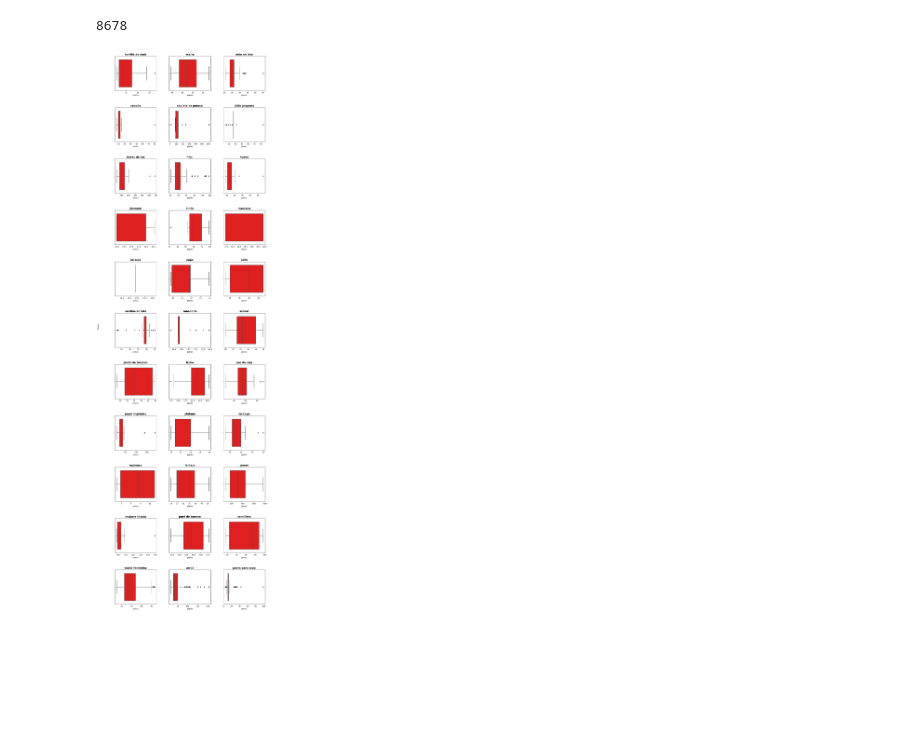
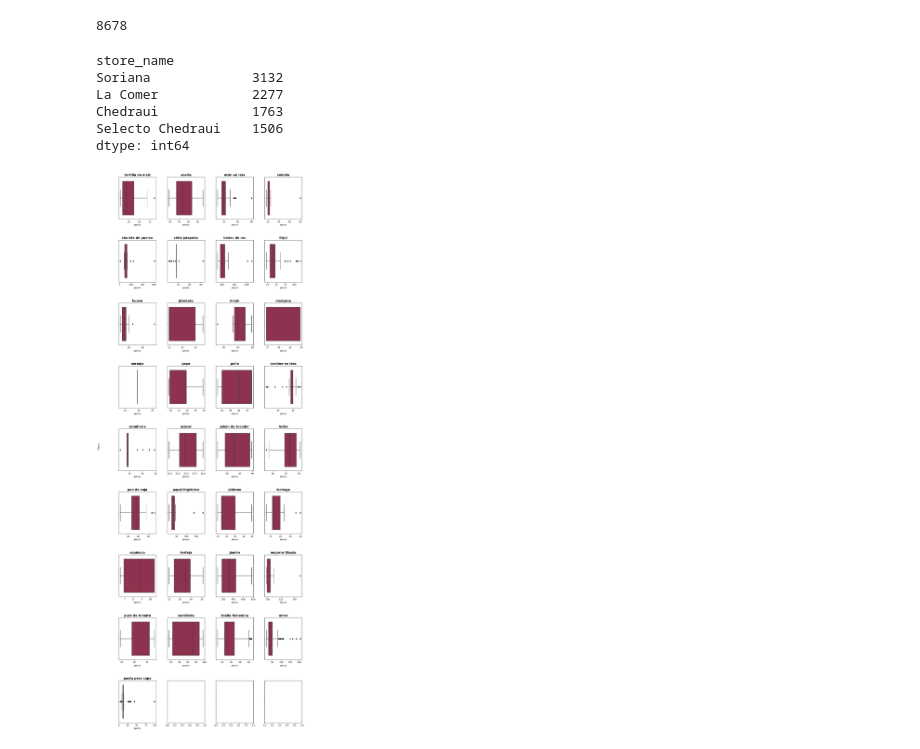
Before and after one commit to labdatos-se/pacic, a Jupyter notebook: descriptivo_04mayo2023.ipynb, the cells around one changed output. Cells and saved outputs as stored; diff of their text form; code cells hidden in the pictures; blank space fills up the shorter version.

```diff
--- a/descriptivo_04mayo2023.ipynb
+++ b/descriptivo_04mayo2023.ipynb
@@ -44,3 +44,12 @@ df=pd.concat([df,pasta])
 len(df)
 # %% [output]
 8678
+# %%
+df.groupby("store_name").size().sort_values(ascending=False)
+# %% [output]
+store_name
+Soriana             3132
+La Comer            2277
+Chedraui            1763
+Selecto Chedraui    1506
+dtype: int64
@@ -47,33 +59,33 @@ len(df)
 # %%
 # Assuming your DataFrame is called `df` and the column containing the products is called `busqueda`
 # Get a list of unique products in the DataFrame
 products = df['busqueda'].unique()
 
 
 # Determine the number of rows and columns for the subplots
-num_rows = len(products) // 3 + len(products) % 3  # Round up to the nearest integer
-num_cols = 3
+num_rows = len(products) // 4+ len(products) % 4 # Round up to the nearest integer
+num_cols = 4
 
 # Create a figure with subplots for each product
 fig, axs = plt.subplots(nrows=num_rows, ncols=num_cols, figsize=(15,5*num_rows), sharey=True)
 
 # Loop through the products and create a boxplot in each subplot
 for i, product in enumerate(products):
     row = i // num_cols
     col = i % num_cols
-    sns.boxplot(x='precio', data=df[df['busqueda']==product], ax=axs[row, col],color='red')
+    sns.boxplot(x='precio', data=df[df['busqueda']==product], ax=axs[row, col],color='#9d2449')
     axs[row, col].set_title(product, fontsize=14, fontweight='bold')
     # Set title and labels
 
 # Set the y-axis label
 fig.text(0.04, 0.5, 'Precio', ha='center', va='center', rotation='vertical')
 fig.subplots_adjust(wspace=0.3, hspace=0.5)
 
 
 # Show the plot
 plt.show()
 # %% [output]
-[figure, old version]
+[figure, new version]
 # %%
 for supermercado in df['store_name'].unique():
     # Get the data for the current store name
```
Also changed, not shown: parts of 2 cells of this notebook.
